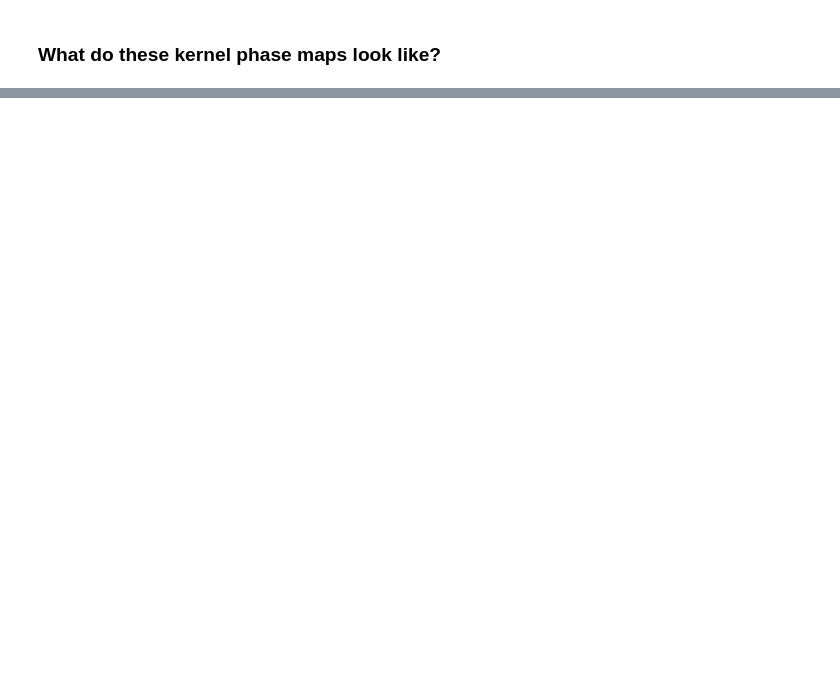
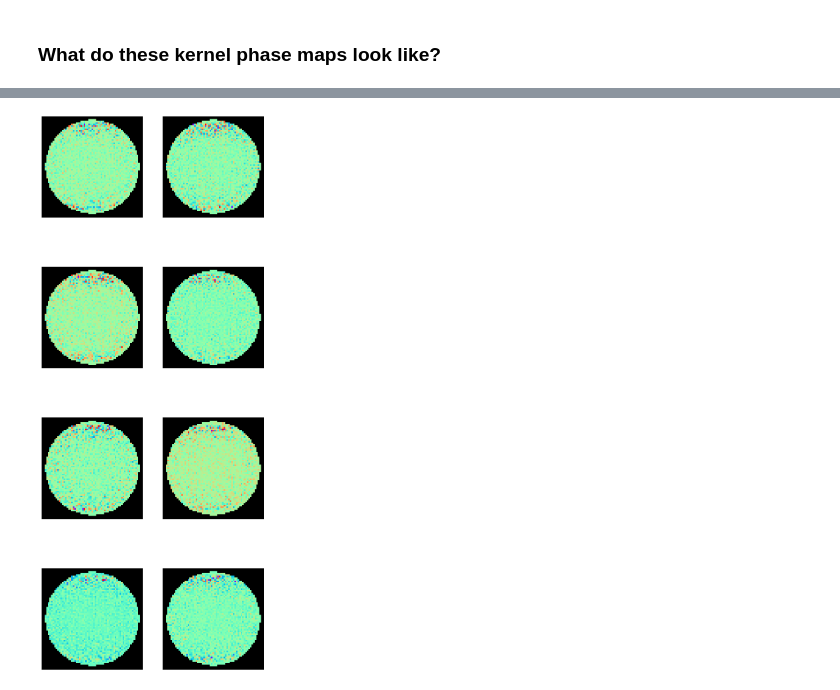
Before and after one commit to LouisDesdoigts/morphine, a Jupyter notebook: notebooks/morphine_uv.ipynb, the cells around one changed output, grey strips where cells are left out. Drawn from its saved outputs; the diff is of its cells as text; code cells hidden in the pictures; blank space fills up the shorter version.

```diff
--- a/notebooks/morphine_uv.ipynb
+++ b/notebooks/morphine_uv.ipynb
@@ -450,0 +439,21 @@ for j in range(nsets):
+# %%
+nsets = 4
+
+fig, axes = plt.subplots(nsets,2,figsize=(12.0,12/3.*(nsets*2)))
+
+for ax in axes.ravel():
+    ax.set_xticks([])
+    ax.set_yticks([])
+    ax.set(aspect='equal')
+
+for j, axis in enumerate(axes.ravel()):
+    mode = 1.*onp.array(support)
+    mode[support==1.] = v1[j+1000,:]
+    mode[support<1.] = np.nan
+
+    axis.imshow(mode,cmap=phasemap)
+
+    current_cmap = mpl.cm.get_cmap()
+    current_cmap.set_bad(color='k')
+# %% [output]
+[figure, added]
```
Also changed, not shown: parts of 13 cells of this notebook.
